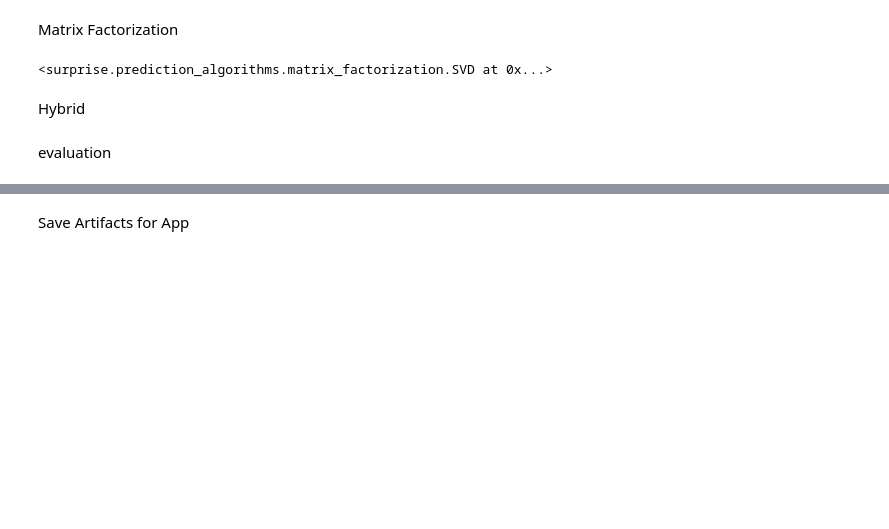
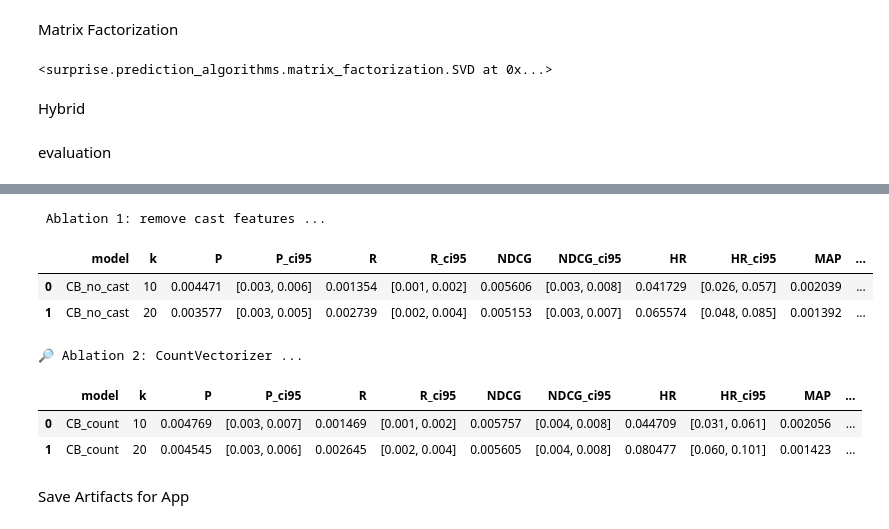
Before and after one commit to MohammadMahdiRazavi/Movie-Recommendation-System, a Jupyter notebook: src/notebooks/Movie Recommender.ipynb, the cells around one changed output, grey strips where cells are left out. Cells and saved outputs as stored; diff of their text form; code cells hidden in the pictures; blank space fills up the shorter version.

```diff
--- a/src/notebooks/Movie Recommender.ipynb
+++ b/src/notebooks/Movie Recommender.ipynb
@@ -557,3 +617,71 @@ display(eval_df)
+# %%
+print("\n Ablation 1: remove cast features ...")
+vectorizer_no_cast = vectorizer.__class__(**vectorizer.get_params())
+X_items_no_cast = vectorizer_no_cast.fit_transform(
+    movies["overview"].fillna("") + " " +
+    movies["tagline"].fillna("") + " " +
+    movies["name_genres"].fillna("")
+)
+user_cb_profiles_no_cast = X_items_no_cast[ [uid_to_index[u] for u in train_seen.keys()] ]
+
+def preds_cb_no_cast(uid, k):
+    if uid not in uid_to_index: return []
+    u_idx = uid_to_index[uid]
+    uvec = user_cb_profiles_no_cast[u_idx,:]
+    sims = (uvec @ X_items_no_cast.T).toarray().ravel()
+    order = np.argsort(-sims)
+    seen = train_seen.get(uid, set())
+    rec=[]
+    for iidx in order:
+        mid = index_item.get(int(iidx))
+        if mid is None or mid in seen: continue
+        rec.append(mid)
+        if len(rec)>=k: break
+    return rec
+# %% [output]
+ Ablation 1: remove cast features ...
+# %%
+models_ab1 = {"CB_no_cast": lambda uid,k: preds_cb_no_cast(uid,k)}
+eval_ab1 = run_evaluation(models_ab1, k_list, metrics, test_users, test_truth, train_seen)
+display(eval_ab1)
+# %% [output]
+|  | model | k | P | P_ci95 | R | R_ci95 | NDCG | NDCG_ci95 | HR | HR_ci95 | MAP | ... |
+| 0 | CB_no_cast | 10 | 0.004471 | [0.003, 0.006] | 0.001354 | [0.001, 0.002] | 0.005606 | [0.003, 0.008] | 0.041729 | [0.026, 0.057] | 0.002039 | ... |
+| 1 | CB_no_cast | 20 | 0.003577 | [0.003, 0.005] | 0.002739 | [0.002, 0.004] | 0.005153 | [0.003, 0.007] | 0.065574 | [0.048, 0.085] | 0.001392 | ... |
+# %%
+print("\n🔎 Ablation 2: CountVectorizer ...")
+count_vect = CountVectorizer(max_features=20000, stop_words="english")
+X_items_count = count_vect.fit_transform(
+    movies["overview"].fillna("") + " " +
+    movies["tagline"].fillna("") + " " +
+    movies["name_genres"].fillna("")
+)
+user_cb_profiles_count = X_items_count[ [uid_to_index[u] for u in train_seen.keys()] ]
+
+def preds_cb_count(uid, k):
+    if uid not in uid_to_index: return []
+    u_idx = uid_to_index[uid]
+    uvec = user_cb_profiles_count[u_idx,:]
+    sims = (uvec @ X_items_count.T).toarray().ravel()
+    order = np.argsort(-sims)
+    seen = train_seen.get(uid, set())
+    rec=[]
+    for iidx in order:
+        mid = index_item.get(int(iidx))
+        if mid is None or mid in seen: continue
+        rec.append(mid)
+        if len(rec)>=k: break
+    return rec
+# %% [output]
+🔎 Ablation 2: CountVectorizer ...
+# %%
+models_ab2 = {"CB_count": lambda uid,k: preds_cb_count(uid,k)}
+eval_ab2 = run_evaluation(models_ab2, k_list, metrics, test_users, test_truth, train_seen)
+display(eval_ab2)
+# %% [output]
+|  | model | k | P | P_ci95 | R | R_ci95 | NDCG | NDCG_ci95 | HR | HR_ci95 | MAP | ... |
+| 0 | CB_count | 10 | 0.004769 | [0.003, 0.007] | 0.001469 | [0.001, 0.002] | 0.005757 | [0.004, 0.008] | 0.044709 | [0.031, 0.061] | 0.002056 | ... |
+| 1 | CB_count | 20 | 0.004545 | [0.003, 0.006] | 0.002645 | [0.002, 0.004] | 0.005605 | [0.004, 0.008] | 0.080477 | [0.060, 0.101] | 0.001423 | ... |
 # %% [markdown]
 Save Artifacts for App
 # %%
```
Also changed, not shown: parts of 12 cells of this notebook.
